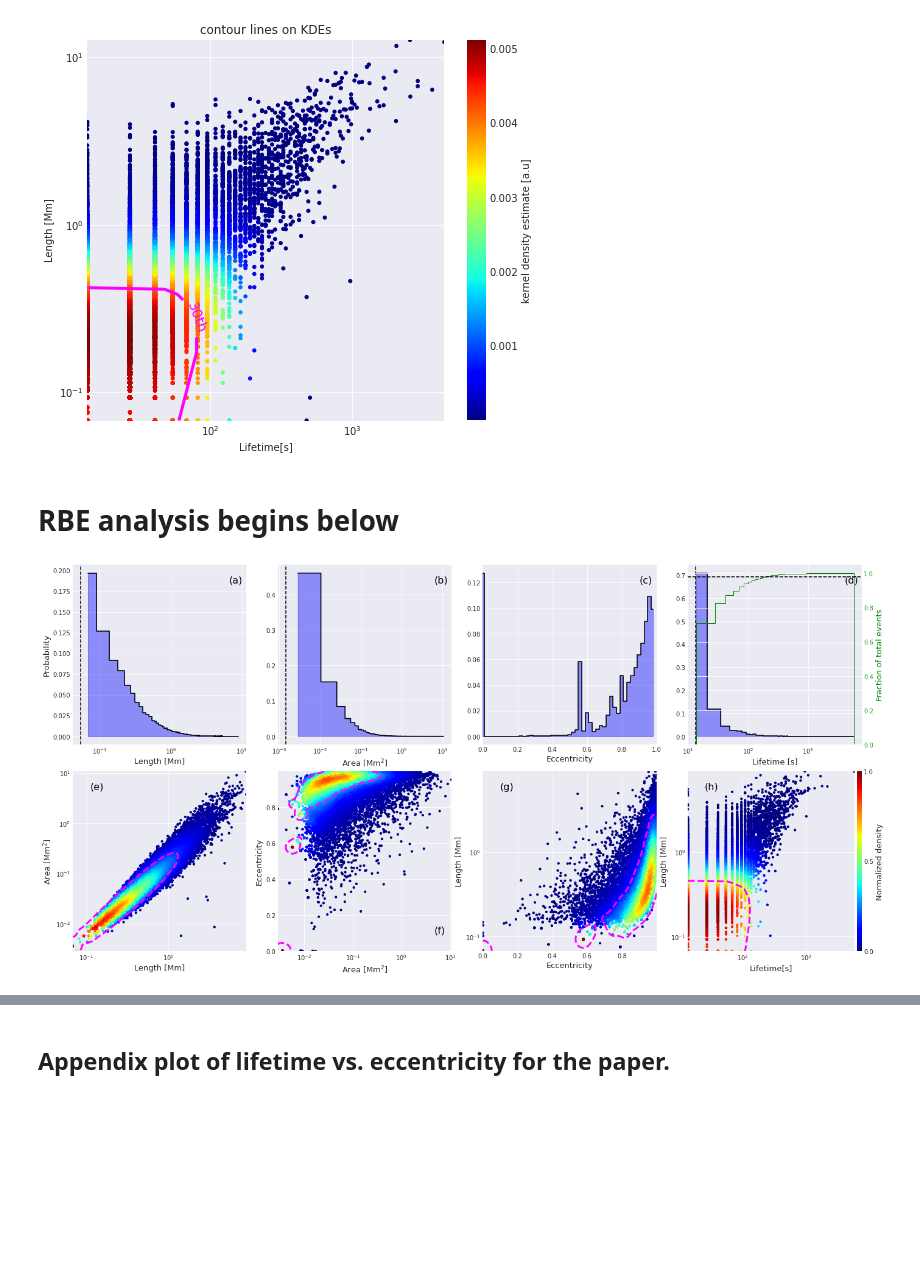
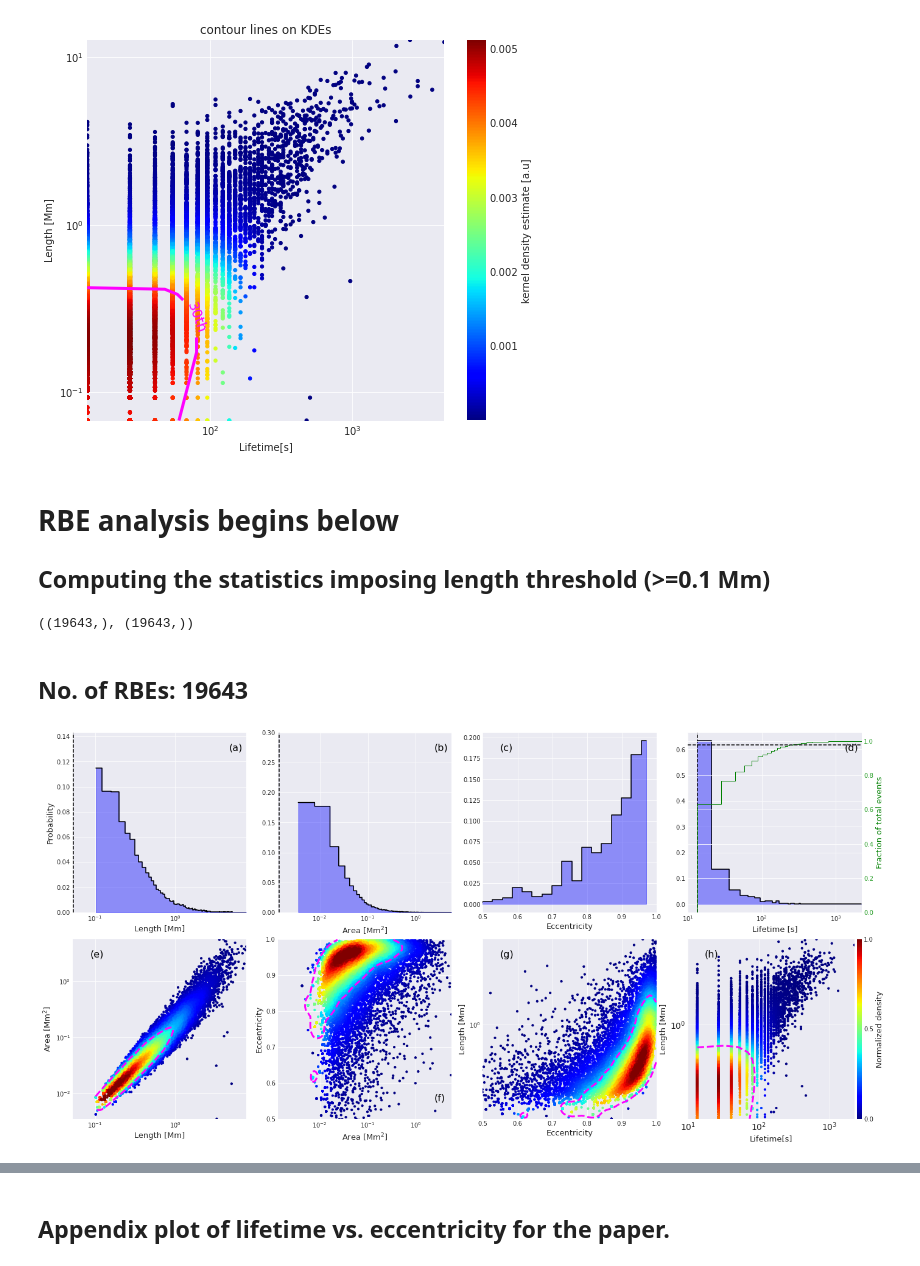
Before and after one commit to souvikita/Statistical-analysis-of-spicules, a Jupyter notebook: Notebooks/Dimensional_analysis_seaborn.ipynb, the cells around one changed output, grey strips where cells are left out. Saved outputs shown, nothing was run; the diff lists cells and outputs as text; code cells hidden in the pictures; blank space fills up the shorter version.

Commit message:
Length threshold and equal axis

```diff
--- a/Notebooks/Dimensional_analysis_seaborn.ipynb
+++ b/Notebooks/Dimensional_analysis_seaborn.ipynb
@@ -690,3 +754,4 @@ plt.clabel(cn, fmt=fmt,fontsize=14)
 [figure]
 # %% [markdown]
 # RBE analysis begins below
+## Computing the statistics imposing length threshold (>=0.1 Mm)
@@ -693,15 +760,21 @@ plt.clabel(cn, fmt=fmt,fontsize=14)
 # %%
-data_rbe = dict(deform=final_max_length,area_um=final_area)
+data_rbe = dict(deform=final_max_length[w1],area_um=final_area[w1])
 ds = dclab.new_dataset(data_rbe)
 # %%
-data_rbe_2 = dict(deform=final_area,area_um=final_eccen)
+data_rbe_2 = dict(deform=final_area[w1],area_um=final_eccen[w1])
 ds_2 = dclab.new_dataset(data_rbe_2)
 # %%
-data_rbe_3 = dict(deform=final_eccen,area_um=final_max_length)
+data_rbe_3 = dict(deform=final_eccen[w1],area_um=final_max_length[w1])
 ds_3 = dclab.new_dataset(data_rbe_3)
 # %%
-data_rbe_4 = dict(deform=lifetime_blue_combined[:30669],area_um=final_max_length)
+data_rbe_4 = dict(deform=lifetime_blue_combined[w1],area_um=final_max_length[w1])
 ds_4 = dclab.new_dataset(data_rbe_4)
+# %%
+lifetime_blue_combined[w1].shape, final_max_length[w1].shape
+# %% [output]
+((19643,), (19643,))
+# %% [markdown]
+## No. of RBEs: 19643
 # %%
 plt.style.use('seaborn-darkgrid')
 from mpl_toolkits.axes_grid1 import make_axes_locatable
@@ -709,7 +782,7 @@ fig, axs =plt.subplots(2,4,figsize=(20,11),facecolor='w', edgecolor='k')
 fig.subplots_adjust(hspace = 0.15,wspace=0.18,left=0.05,right=0.95,top=0.9,bottom=0.1)
 axs=axs.ravel()
 
-n1, bins1 = np.histogram(final_max_length,bins= 200)
+n1, bins1 = np.histogram(final_max_length[w1],bins= 200)
 n1 = n1/np.sum(n1)
 bins1 = bins1[:-1]
 axs[0].plot(bins1, n1,drawstyle='steps-mid',color='black',label='RBE')
@@ -722,8 +795,10 @@ axs[0].axvline(x=0.037*0.722*2,color='black',linestyle='dashed')
 axs[0].text(.9, .9, '(a)', transform=axs[0].transAxes, size=16,color='black')
 axs[0].set_xscale('log')
 axs[0].set_xlabel('Length [Mm]',fontsize=13)
+axs[0].set_xlim(0.037*0.722*2-0.001,final_max_length.max())
+axs[0].set_ylim(0.00,0.143)
 
-n2, bins2 = np.histogram(final_area, bins=700)
+n2, bins2 = np.histogram(final_area[w1], bins=650)
 n2 = n2/np.sum(n2)
 bins2 = bins2[:-1]
 axs[1].plot(bins2, n2,drawstyle='steps-mid',color='black')
@@ -737,20 +812,22 @@ axs[1].spines['top'].set_visible(False)
 axs[1].text(.9, .9, '(b)', transform=axs[1].transAxes, size=16,color='black')
 axs[1].set_xscale('log')
 axs[1].set_xlabel('Area [Mm$^{2}$]',fontsize=13)
+axs[1].set_ylim(0.00,0.30)
+axs[1].set_xlim(0.00143-0.0001,final_area.max())
 
-n, bins = np.histogram(final_eccen, 50)
+n, bins = np.histogram(final_eccen[w1], 35)
 n = n/np.sum(n)
 bins = bins[:-1]
 axs[2].plot(bins, n,drawstyle='steps-mid',color='black')
 axs[2].fill_between(bins,n,step='mid',alpha=0.4,color='blue')
-axs[2].set_xlim(0,1)
+axs[2].set_xlim(0.5,1)
 axs[2].set_xlabel('Eccentricity',fontsize=13)
 #axs[2].set_ylabel('Probability',fontsize=13)
 axs[2].spines['right'].set_visible(False)
 axs[2].spines['top'].set_visible(False)
-axs[2].text(.9, .9, '(c)', transform=axs[2].transAxes, size=16,color='black')
+axs[2].text(.1, .9, '(c)', transform=axs[2].transAxes, size=16,color='black')
 
-nt, binst = np.histogram(lifetime_blue_combined,400)
+nt, binst = np.histogram(lifetime_blue_combined[w1],150)
 nt = nt/np.sum(nt)
 binst = binst[:-1]
 axs[3].plot(binst, nt,drawstyle='steps-mid',color='black')
@@ -759,13 +836,15 @@ axs[3].axvline(x=13.5,linestyle='dashed',color='black')
 axs[3].set_xscale('log')
 axs[3].set_xlabel('Lifetime [s]',fontsize=13)
 axs[3].text(.9, .9, '(d)', transform=axs[3].transAxes, size=16,color='black')
+
 #axs[3].set_xlim[(0,1700)]
 color = 'tab:green'
 axs_twin=axs[3].twinx()
-axs_twin.hist(lifetime_blue_combined,bins=400,cumulative=True,histtype='step',density=True,color='green')
+axs_twin.hist(lifetime_blue_combined[w1],bins=150,cumulative=True,histtype='step',density=True,color='green')
 axs_twin.axhline(y=0.98, linestyle='dashed',color='black')
 axs_twin.set_ylabel('Fraction of total events',fontsize=13,color='green')
 axs_twin.tick_params(axis='y', labelcolor=color)
+axs[3].set_xlim(10,lifetime_blue_combined.max())
 #-####------First Scatter KDE length vs. area (x and y axes respectively)-------######
 kde_v2 = ds.get_kde_scatter(xax="deform", yax="area_um",kde_type='multivariate',xscale='log',yscale='log')
 
@@ -803,6 +882,7 @@ axs[4].set_yscale('log')
 axs[4].set_xlabel('Length [Mm]',fontsize=13)
 axs[4].set_ylabel('Area [Mm$^{2}$]',fontsize=13)
 axs[4].text(.1, .9, '(e)', transform=axs[4].transAxes, size=16,color='black')
+axs[4].set_xlim(0.037*0.722*2-0.001,final_max_length.max())
 ######----------End of the first scatter--------########
 
 
@@ -842,7 +922,9 @@ axs[5].set_xscale('log')
 # axs[5].clabel(cn1, fmt=fmt,fontsize=14)
 axs[5].set_xlabel('Area [Mm$^{2}$]',fontsize=13)
 axs[5].set_ylabel('Eccentricity',fontsize=13)
+axs[5].set_ylim(0.5,1)
 axs[5].text(.9, .1, '(f)', transform=axs[5].transAxes, size=16,color='black')
+axs[5].set_xlim(0.00143-0.0001,final_area.max())
 #-------End of second scatter-----###
 
 
@@ -879,6 +961,7 @@ axs[6].set_yscale('log')
 #     fmt[l] = "{:.0f}th".format(q*100)
 #axs[6].clabel(cn1, fmt=fmt,fontsize=14)
 axs[6].set_xlabel('Eccentricity',fontsize=13)
+axs[6].set_xlim(0.5,1)
 axs[6].set_ylabel('Length [Mm]',fontsize=13)
 axs[6].text(.1, .9, '(g)', transform=axs[6].transAxes, size=16,color='black')
 
@@ -892,32 +975,34 @@ levels = dclab.kde_contours.get_quantile_levels(density=Z,
                                                 x=X,
                                                 y=Y,
                                                 xp=ds_4["deform"],
                                                 yp=ds_4["area_um"],
                                                 q=quantiles,
                                                 )
 sc = axs[7].scatter(ds_4["deform"], ds_4["area_um"], c=kde_v5, marker="o",s=10,cmap='jet')
 
 cn = axs[7].contour(X, Y, Z,
                 levels=levels,
                 linestyles=["--"],
                 colors=["#FF00FF"],
                 linewidths=[3],
                 zorder=2)
 axs[7].set_xscale('log')
 axs[7].set_yscale('log')
 axs[7].set_xlabel('Lifetime[s]',fontsize=13)
 axs[7].set_ylabel('Length [Mm]',fontsize=13)
 axs[7].text(.1, .9, '(h)', transform=axs[7].transAxes, size=16,color='black')
+axs[7].set_xlim(10,lifetime_blue_combined.max())
 cmap = mpl.cm.jet
 divider1 = make_axes_locatable(axs[7])
 cax1 = divider1.append_axes("right", size="3%", pad=0.05)
 norm = mpl.colors.Normalize(vmin=0, vmax=1)
 cb1 = mpl.colorbar.ColorbarBase(cax1, cmap=cmap,
                                 norm=norm)
 cb1.set_ticks([0, 0.5, 1])
 cb1.set_ticklabels(["0.0", "0.5", "1.0"])
 cb1.set_label('Normalized density',fontsize=13)
+
 #fig.tight_layout()
-plt.savefig('/mn/stornext/d9/souvikb/paper4_images/Length_lifetime_stats_RBE.png', dpi =600, format='png')
+#plt.savefig('/mn/stornext/d9/souvikb/paper4_images/RBE_statistical_params_length=0.1.png', dpi =600, format='png',bbox_inches = 'tight',pad_innches=0.1)
 # %% [output]
-[figure, old version]
+[figure, new version]
```
Also changed, not shown: parts of 41 cells of this notebook.
